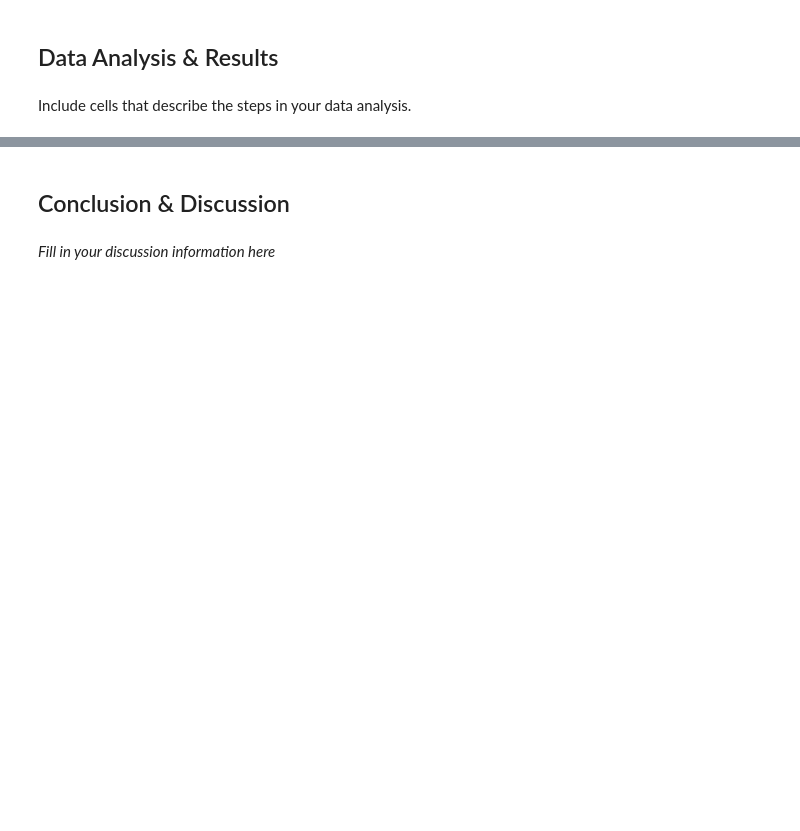
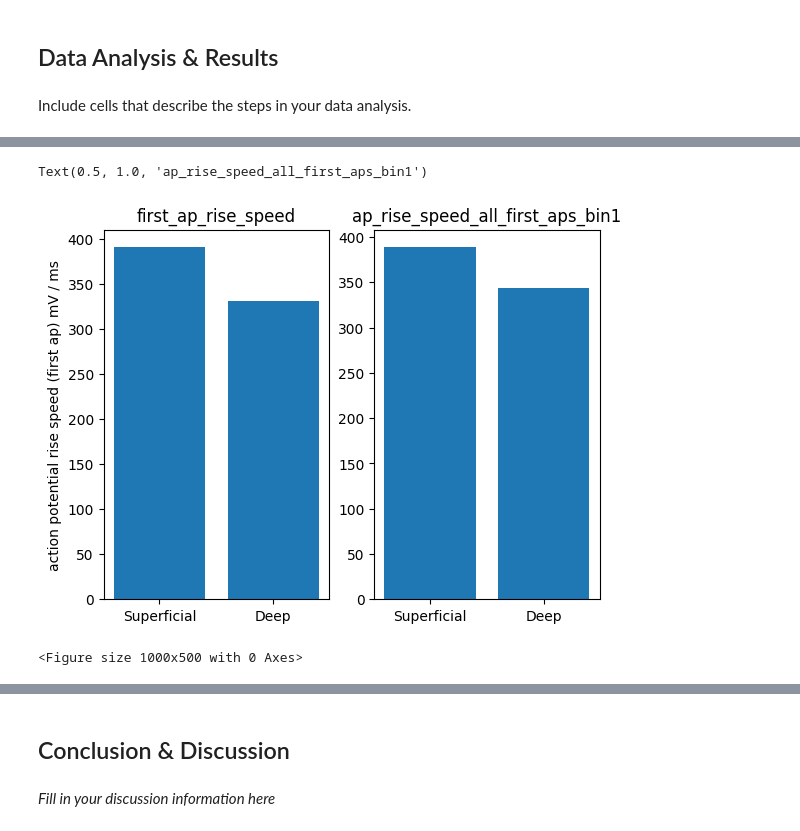
Before and after one commit to earanda4/Cell_Types_Project, a Jupyter notebook: Cell_Types_Project_Draft.ipynb, the cells around one changed output, grey strips where cells are left out. Drawn from its saved outputs; the diff is of its cells as text; code cells hidden in the pictures; blank space fills up the shorter version.

```diff
--- a/Cell_Types_Project_Draft.ipynb
+++ b/Cell_Types_Project_Draft.ipynb
@@ -49,0 +175,21 @@ Include cells that describe the steps in your data analysis.
+# %%
+fig, axs = plt.subplots(1,2)
+plt.figure(figsize=(10,5))
+labels = ['Superficial', 'Deep']
+ap_columns = ['first_ap_rise_speed', 'ap_rise_speed_all_first_aps_bin1', 'ap_rise_speed_20-40hz', 'ap_rise_speed_20-40hz_relative']
+# mean_data = [superficial_df['first_ap_rise_speed'].mean(), deep_df['first_ap_rise_speed'].mean()]
+temp_list = []
+temp_list.append(superficial_df[ap_columns[0]].mean())
+temp_list.append(deep_df[ap_columns[0]].mean())
+axs[0].bar(labels, temp_list)
+axs[0].set_title('first_ap_rise_speed')
+axs[0].set_ylabel('action potential rise speed (first ap) mV / ms')
+temp_list= []
+temp_list.append(superficial_df[ap_columns[1]].mean())
+temp_list.append(deep_df[ap_columns[1]].mean())
+axs[1].bar(labels, temp_list)
+axs[1].set_title('ap_rise_speed_all_first_aps_bin1')
+# %% [output]
+Text(0.5, 1.0, 'ap_rise_speed_all_first_aps_bin1')
+[figure, added]
+<Figure size 1000x500 with 0 Axes>
```
Also changed, not shown: parts of 20 cells of this notebook.
